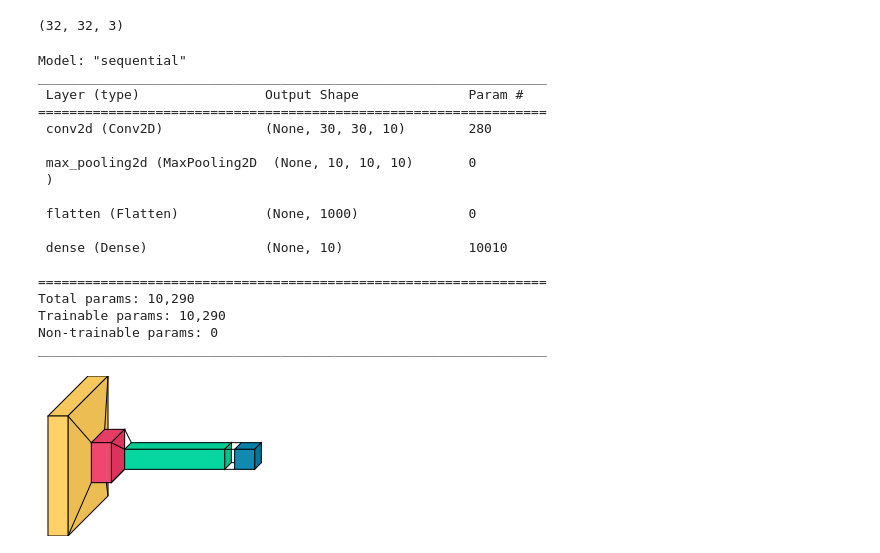
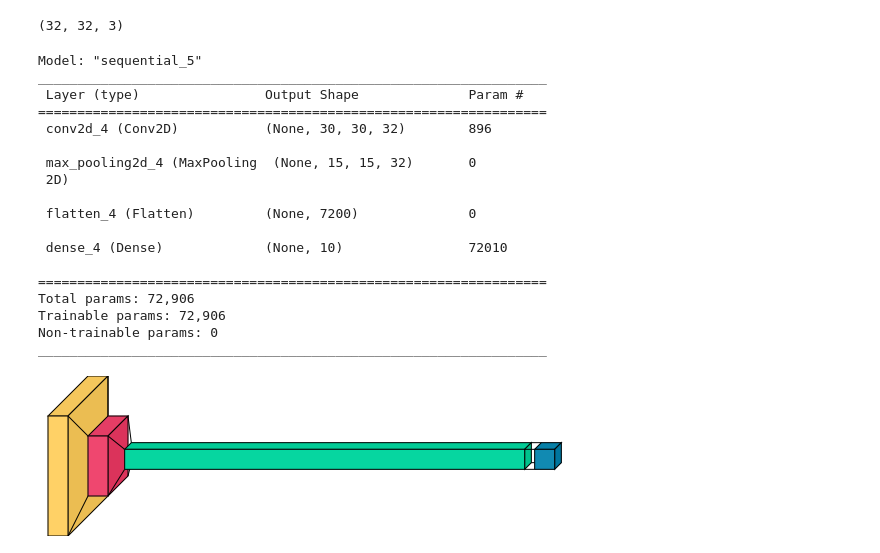
Before and after one commit to kroncatti/complex-data-mining, a Jupyter notebook: inf-0618-deep-learning/assign1_cnn.ipynb, the cells around one changed output. Cells and saved outputs as stored; diff of their text form; code cells hidden in the pictures.

Commit message:
adding more baselines

```diff
--- a/inf-0618-deep-learning/assign1_cnn.ipynb
+++ b/inf-0618-deep-learning/assign1_cnn.ipynb
@@ -95,43 +96,53 @@ print(x_train[0].shape)
 # %% [output]
 (32, 32, 3)
 # %%
+#################################################################
 ## Atividade 2. Creating a very simple convolutional neural net
 
-model = tf.keras.Sequential()
+def create_baseline_model(input_shape=x_train[0].shape, activation: str = "relu") -> tf.keras.Sequential():
+    model = tf.keras.Sequential()
 
-# Convolutional layer with 10 filters, 3x3 each
-model.add(layers.Conv2D(10, 3, padding='valid', activation='relu', input_shape=x_train[0].shape))
-#Max pooling of size 3x3
-model.add(layers.MaxPooling2D(pool_size=(3, 3)))
-# Flattening
-model.add(layers.Flatten())
-# Output layer
-model.add(layers.Dense(10))
+    # Convolutional layer with 32 filters, 3x3 each
+    model.add(
+        layers.Conv2D(
+            filters=32,
+            kernel_size=(3, 3),
+            padding='valid',
+            activation='relu',
+            input_shape=x_train[0].shape))
+    #Max pooling of size 3x3
+    model.add(layers.MaxPooling2D(pool_size=(2, 2)))
+    # Flattening
+    model.add(layers.Flatten())
+    # Output layer
+    model.add(layers.Dense(10))
 
+    return model
+
+model = create_baseline_model()
 model.summary()
-
 # Taking a look at the neural net
 visualkeras.layered_view(model)
 # %% [output]
-Model: "sequential"
+Model: "sequential_5"
 _________________________________________________________________
  Layer (type)                Output Shape              Param #
 =================================================================
- conv2d (Conv2D)             (None, 30, 30, 10)        280
+ conv2d_4 (Conv2D)           (None, 30, 30, 32)        896
 
- max_pooling2d (MaxPooling2D  (None, 10, 10, 10)       0
- )
+ max_pooling2d_4 (MaxPooling  (None, 15, 15, 32)       0
+ 2D)
 
- flatten (Flatten)           (None, 1000)              0
+ flatten_4 (Flatten)         (None, 7200)              0
 
- dense (Dense)               (None, 10)                10010
+ dense_4 (Dense)             (None, 10)                72010
 
 =================================================================
-Total params: 10,290
-Trainable params: 10,290
+Total params: 72,906
+Trainable params: 72,906
 Non-trainable params: 0
 _________________________________________________________________
-[figure, old version]
+[figure, new version]
 # %%
 # Compiling the model
 model.compile(optimizer=tf.keras.optimizers.Adam(0.01),
```
Also changed, not shown: parts of 3 cells of this notebook, 3 other files.
